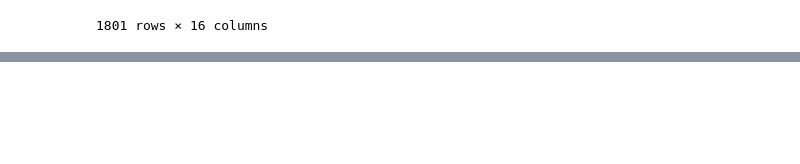
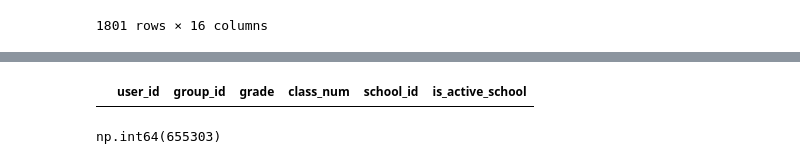
Before and after one commit to EtheriumArchive/Codeit_project, a Jupyter notebook: eda_eunsu_v4.ipynb, the cells around one changed output, grey strips where cells are left out. Drawn from its saved outputs; the diff is of its cells as text; code cells hidden in the pictures; blank space fills up the shorter version.

```diff
--- a/eda_eunsu_v4.ipynb
+++ b/eda_eunsu_v4.ipynb
@@ -116,0 +171,12 @@ memory usage: 2.4+ GB
+# %%
+# id 컬럼명 변경
+accounts_school.rename(columns={'id': 'school_id'}, inplace=True)
+accounts_group.rename(columns={'id': 'group_id'}, inplace=True)
+
+# user_contacts의 id drop
+accounts_user_contacts.drop(columns='id', inplace=True)
+# %%
+# datetime 변환
+accounts_user['created_at'] = pd.to_datetime(accounts_user['created_at']).dt.floor('s')
+polls_questionset['created_at'] = pd.to_datetime(polls_questionset['created_at']).dt.floor('s')
+accounts_paymenthistory['created_at'] = pd.to_datetime(accounts_paymenthistory['created_at']).dt.floor('s')
@@ -536,0 +636,6 @@ under_outlier_hackle[under_outlier_hackle['user_id'] == '967442'][colums]
+# %%
+# invite_user_id_list가 1 이상이면 초대 받은 유저들
+# 초대 받은 유저들도 초대로 노출이 된거니까
+# # 노출 수로 봐도 되지 않을까
+invited_user = accounts_user_contacts[accounts_user_contacts['invite_cnt'] > 0]['user_id'].unique()
+len(invited_user)
@@ -536,0 +644,13 @@ under_outlier_hackle[under_outlier_hackle['user_id'] == '967442'][colums]
+# %%
+# school_user와 invited_user 간에 겹칠텐데..?
+# 근데 invited_user도 어차피 school_user 구할 때 이미 다 포함되지 않았나?
+# 그럼 school_user만 구해도 되는 거 아닌가? -> 아 활성화 False인 유저는 school_user에 포함 안되어 있음
+# invited_user 중 활성화 False인 학교를 다니는 사람만 더하면 될 듯!
+
+# invited_user 중 학교 id가 이상치인 걸 찾아보자 (like. school_id = 1)
+invited_user_info = accounts_user[accounts_user['user_id'].isin(invited_user)][['user_id', 'group_id']]
+invited_user_info = pd.merge(invited_user_info, accounts_group, on='group_id', how='left')
+invited_user_info = pd.merge(invited_user_info, accounts_school[['school_id', 'is_active_school']], on='school_id', how='left')
+
+# merge 했을 때, 다행히 null은 없음
+invited_user_info.isnull().sum()
@@ -536,0 +665,13 @@ under_outlier_hackle[under_outlier_hackle['user_id'] == '967442'][colums]
+# %%
+# 초대 받은 유저들 중
+# 활성화 안 된 학교를 다니는 유저는 없었음
+# 그럼 그냥 school user로만 노출 유저로 보면 될 듯!
+
+invited_user_info[invited_user_info['is_active_school'] == 0]
+# %% [output]
+|  | user_id | group_id | grade | class_num | school_id | is_active_school |
+# %%
+exposure_user = school_user
+exposure_user
+# %% [output]
+np.int64(655303)
```
Also changed, not shown: parts of 26 cells of this notebook.
